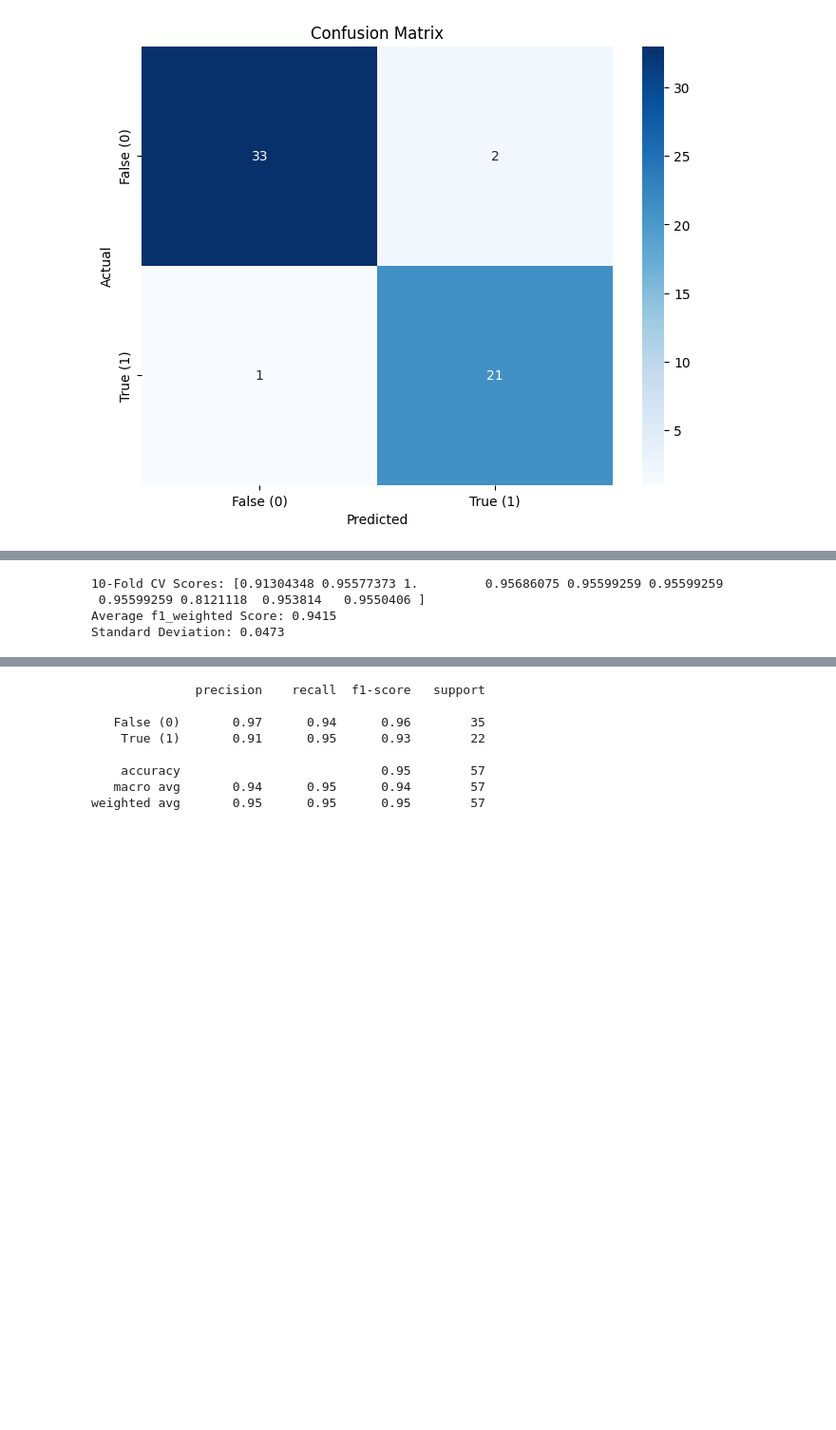
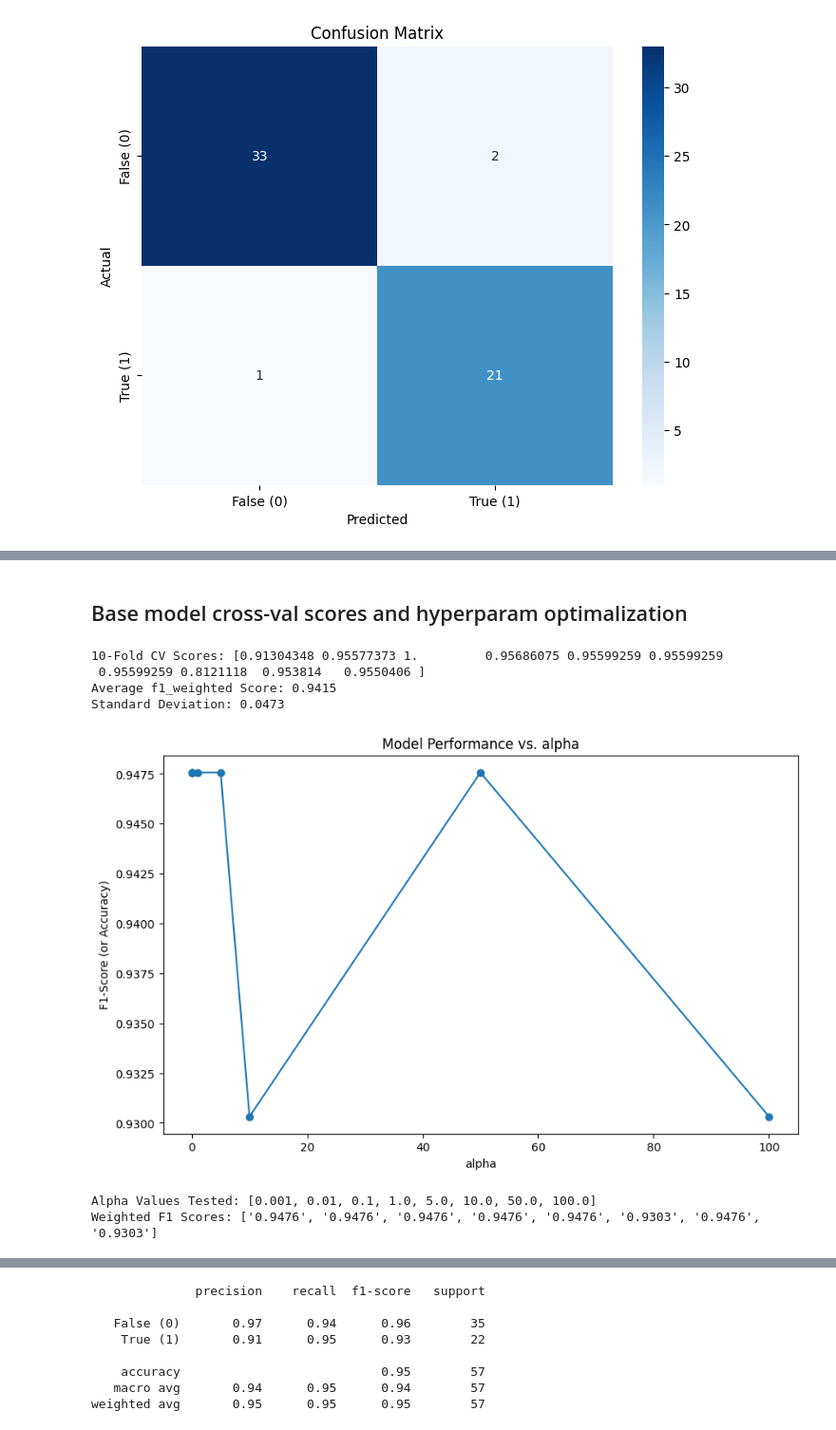
Before and after one commit to tpeter002/machinelearning-tuw, a Jupyter notebook: EX1/breast_cancer/model_breast_cancer_ridge.ipynb, the cells around one changed output, grey strips where cells are left out. Shown at 95% size. Saved outputs shown, nothing was run; the diff lists cells and outputs as text; code cells hidden in the pictures; blank space fills up the shorter version.

```diff
--- a/EX1/breast_cancer/model_breast_cancer_ridge.ipynb
+++ b/EX1/breast_cancer/model_breast_cancer_ridge.ipynb
@@ -39,3 +71,5 @@ weighted avg       0.95      0.95      0.95        57
+# %% [markdown]
+## Base model cross-val scores and hyperparam optimalization
 # %%
 get_cross_validation_scores(ridge_model, X_train, y_train )
 # %% [output]
@@ -43,3 +77,43 @@ get_cross_validation_scores(ridge_model, X_train, y_train )
  0.95599259 0.8121118  0.953814   0.9550406 ]
 Average f1_weighted Score: 0.9415
 Standard Deviation: 0.0473
+# %%
+f1_scores_ridge = []
+param_range = [0.001, 0.01, 0.1, 1.0, 5.0, 10.0, 50.0, 100.0]
+# 2. Iterate through the alpha values
+for alpha_val in param_range:
+    # Instantiate the RidgeClassifier with the current alpha
+    ridge_exp = RidgeClassifier(
+        alpha=alpha_val,  # Set the current alpha value
+        class_weight='balanced',
+        random_state=42
+    )
+
+    # Train the model
+    ridge_exp.fit(X_train, y_train)
+
+    # Generate the classification report
+    report = classification_report(
+        y_test,
+        ridge_exp.predict(X_test),
+        output_dict=True
+    )
+
+    # Store the weighted F1-score
+    f1_scores_ridge.append(report['weighted avg']['f1-score'])
+
+# 3. Plot the results
+# The plotting logic is simpler for Ridge as there's no 'None' value
+plot_parameter_sensitivity(
+    param_values=param_range,
+    scores=f1_scores_ridge,
+    param_name="alpha"
+)
+
+# Optional: Print results
+print("Alpha Values Tested:", param_range)
+print("Weighted F1 Scores:", [f"{score:.4f}" for score in f1_scores_ridge])
+# %% [output]
+[figure, added]
+Alpha Values Tested: [0.001, 0.01, 0.1, 1.0, 5.0, 10.0, 50.0, 100.0]
+Weighted F1 Scores: ['0.9476', '0.9476', '0.9476', '0.9476', '0.9476', '0.9303', '0.9476', '0.9303']
```
Also changed, not shown: parts of 20 cells of this notebook.
